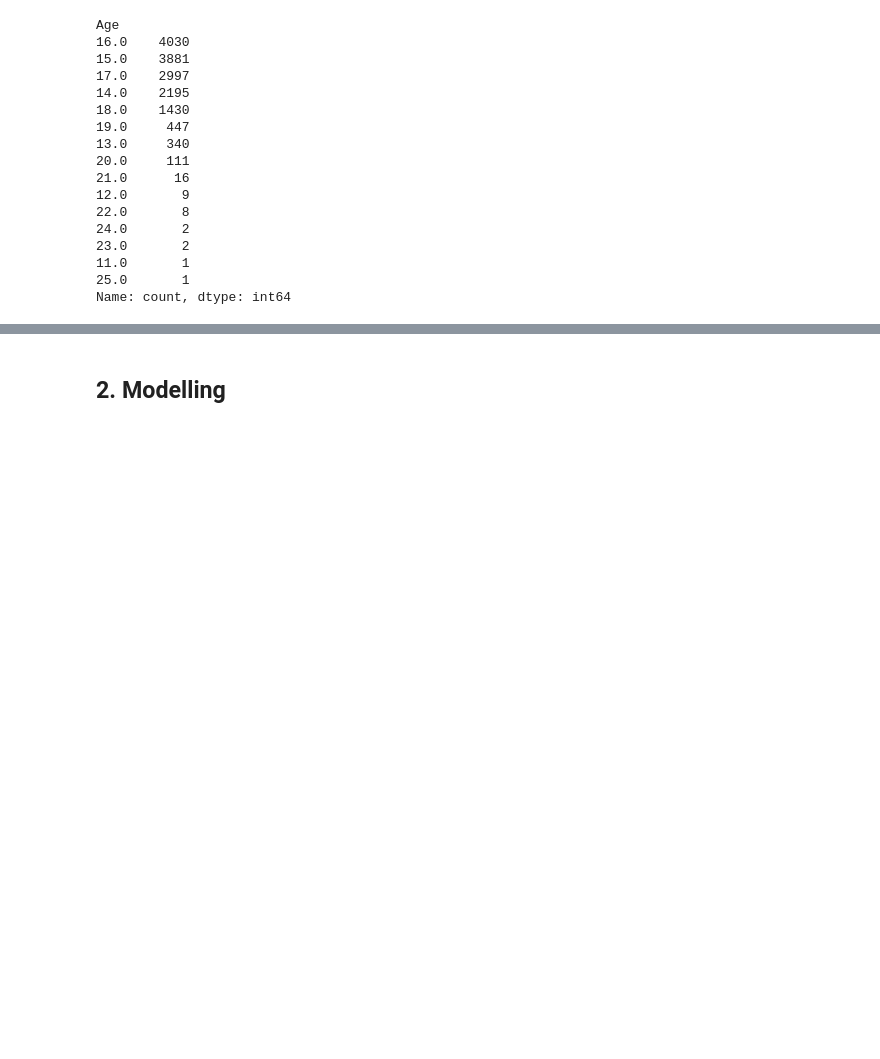
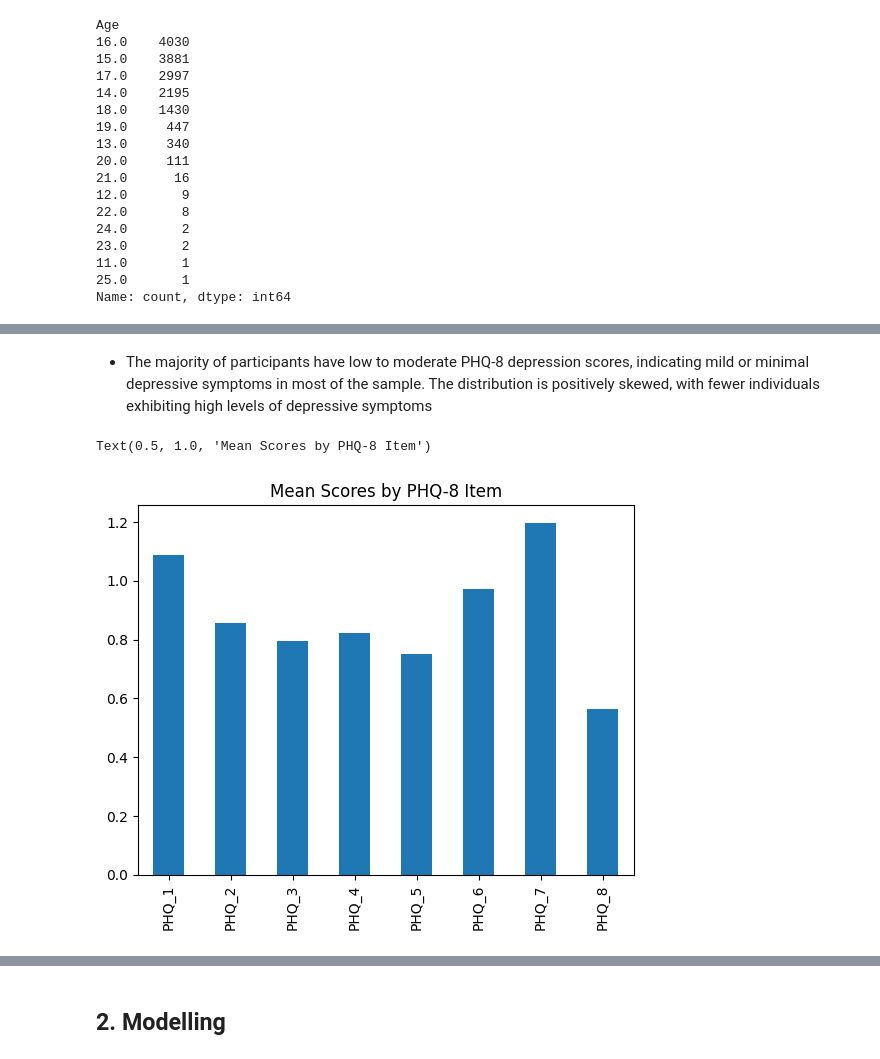
Before and after one commit to r0sh1ddy/Depression-Anxiety-predictor-for-High-School-Students-in-Kenya, a Jupyter notebook: Mental_health.ipynb, the cells around one changed output, grey strips where cells are left out. Drawn from its saved outputs; the diff is of its cells as text; code cells hidden in the pictures; blank space fills up the shorter version.

```diff
--- a/Mental_health.ipynb
+++ b/Mental_health.ipynb
@@ -372,0 +376,9 @@ plot_feature_distributions(df['Is_Depressed'])
+# %% [markdown]
+- The majority of participants have low to moderate PHQ-8 depression scores, indicating mild or minimal depressive symptoms in most of the sample. The distribution is positively skewed, with fewer individuals exhibiting high levels of depressive symptoms
+# %%
+phq_items = [f'PHQ_{i}' for i in range(1,9)]
+df[phq_items].mean().plot(kind='bar')
+plt.title('Mean Scores by PHQ-8 Item')
+# %% [output]
+Text(0.5, 1.0, 'Mean Scores by PHQ-8 Item')
+[figure, added]
```
Also changed, not shown: parts of 31 cells of this notebook.
